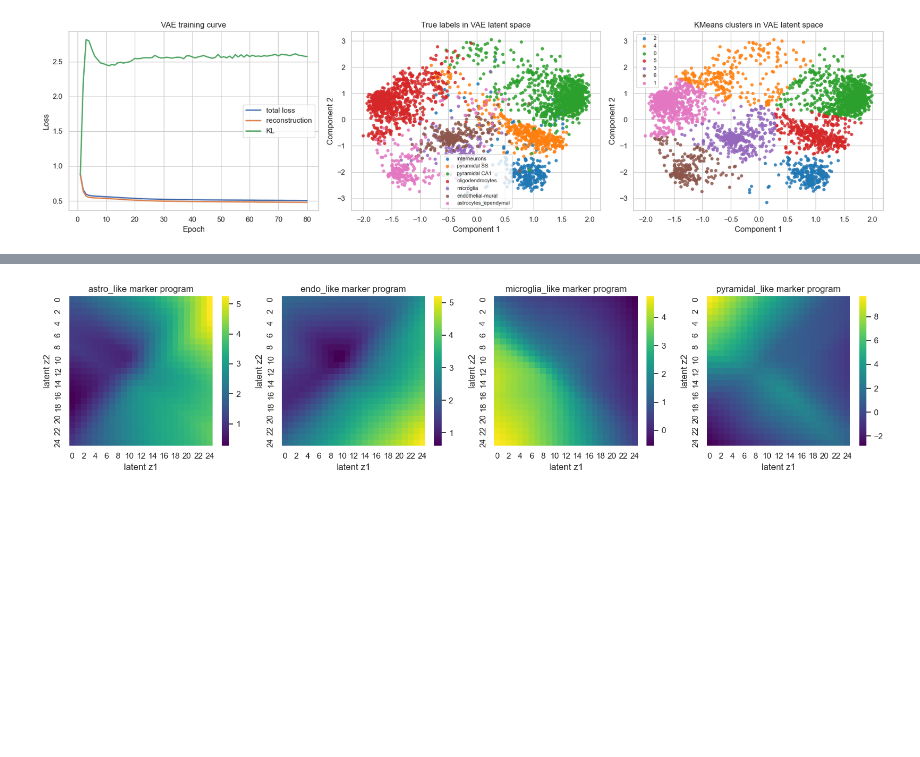
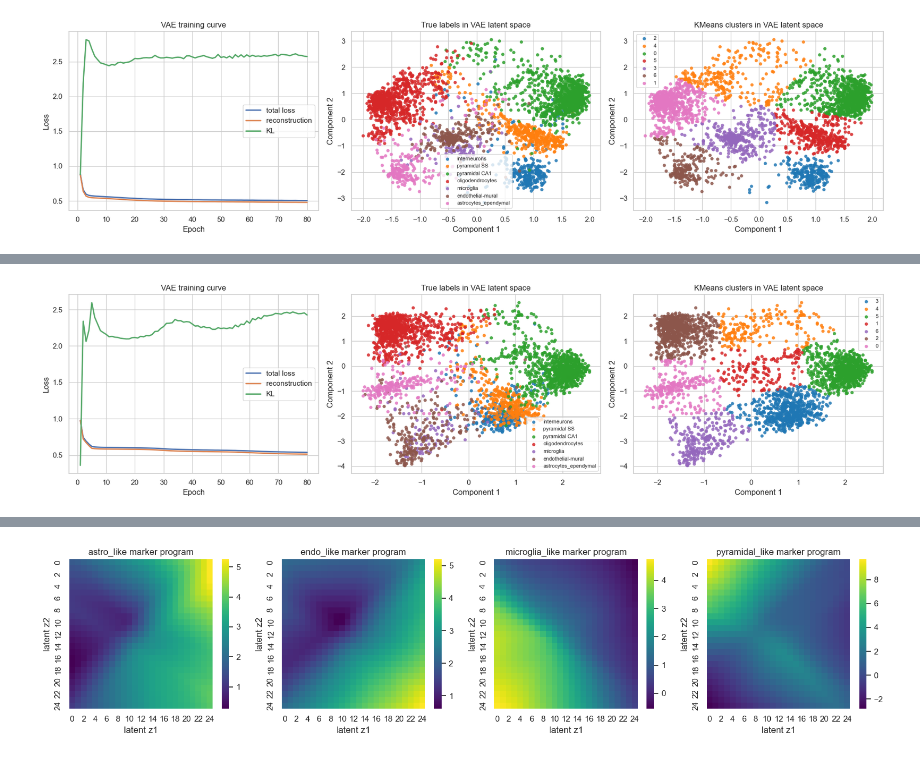
Before and after one commit to nikita-jaya/gene-expression-project, a Jupyter notebook: gene-expression-code.ipynb, the cells around one changed output, grey strips where cells are left out. Saved outputs shown, nothing was run; the diff lists cells and outputs as text; code cells hidden in the pictures; blank space fills up the shorter version.

```diff
--- a/gene-expression-code.ipynb
+++ b/gene-expression-code.ipynb
@@ -266,12 +304,13 @@ class VariationalAutoencoder(nn.Module):
 # %%
 # Define the VAE training function with configurable architecture and training hyperparameters
-def train_vae(x, hidden_dim=64, latent_dim=2, beta=0.01, epochs=80, batch_size=64):
+def train_vae(x, activation, hidden_dim=64, latent_dim=2, beta=0.01, epochs=80, batch_size=64):
     set_seed()                                                        # Fix random seeds for reproducibility across runs
     x_tensor = torch.tensor(x, dtype=torch.float32)                  # Convert numpy array to a float32 PyTorch tensor
     loader = DataLoader(TensorDataset(x_tensor), batch_size=batch_size, shuffle=True)  # Wrap data in a DataLoader for mini-batch iteration with shuffling each epoch
 
     model = VariationalAutoencoder(
         input_dim=x_tensor.shape[1],   # Set input size to number of features in the dataset
+        activation = activation,
         hidden_dim=hidden_dim,          # Pass hidden layer size to the model
         latent_dim=latent_dim,          # Pass latent space dimensions to the model
     )
@@ -309,15 +348,3 @@ def train_vae(x, hidden_dim=64, latent_dim=2, beta=0.01, epochs=80, batch_size=6
         latent_mean, _ = model.encode(x_tensor)        # Encode full dataset to get latent means μ (discard log-variance)
 
     return model, latent_mean.numpy(), pd.DataFrame(history)  # Return trained model, numpy latent means, and history as a DataFrame
-
-
-# Train the VAE on x with specified hyperparameters and unpack the three return values
-vae, latent_mean, history = train_vae(x, hidden_dim=64, latent_dim=2, beta=0.01, epochs=80)
-# Cluster the 2D latent means into 4 clusters using KMeans with 50 random initialisations for stability
-vae_kmeans = KMeans(n_clusters=7, n_init=50, random_state=SEED).fit_predict(latent_mean)
-
-vae_ari = adjusted_rand_score(hidden_labels, vae_kmeans)          # Compute ARI: measures cluster-to-true-label agreement (1.0 = perfect)
-vae_nmi = normalized_mutual_info_score(hidden_labels, vae_kmeans) # Compute NMI: measures shared information between clusters and true labels (1.0 = perfect)
-
-print(f"VAE + KMeans: ARI = {vae_ari:.3f}, NMI = {vae_nmi:.3f}") # Print both metrics rounded to 3 decimal places
-history.tail()  # Display the last 5 rows of training history to inspect convergence
@@ -349,0 +411,18 @@ plt.show()
+# %%
+fig, axes = plt.subplots(1, 3, figsize=(18, 4.8))
+
+axes[0].plot(history["epoch"], history["loss"], label="total loss", lw=2)
+axes[0].plot(history["epoch"], history["recon_loss"], label="reconstruction", lw=2)
+axes[0].plot(history["epoch"], history["kl_loss"], label="KL", lw=2)
+axes[0].set_title("VAE training curve")
+axes[0].set_xlabel("Epoch")
+axes[0].set_ylabel("Loss")
+axes[0].legend()
+
+plot_embedding(axes[1], latent_mean, hidden_labels, "True labels in VAE latent space")
+plot_embedding(axes[2], latent_mean, vae_kmeans, "KMeans clusters in VAE latent space")
+
+plt.tight_layout()
+plt.show()
+# %% [output]
+[figure, added]
```
Also changed, not shown: parts of 15 cells of this notebook.
